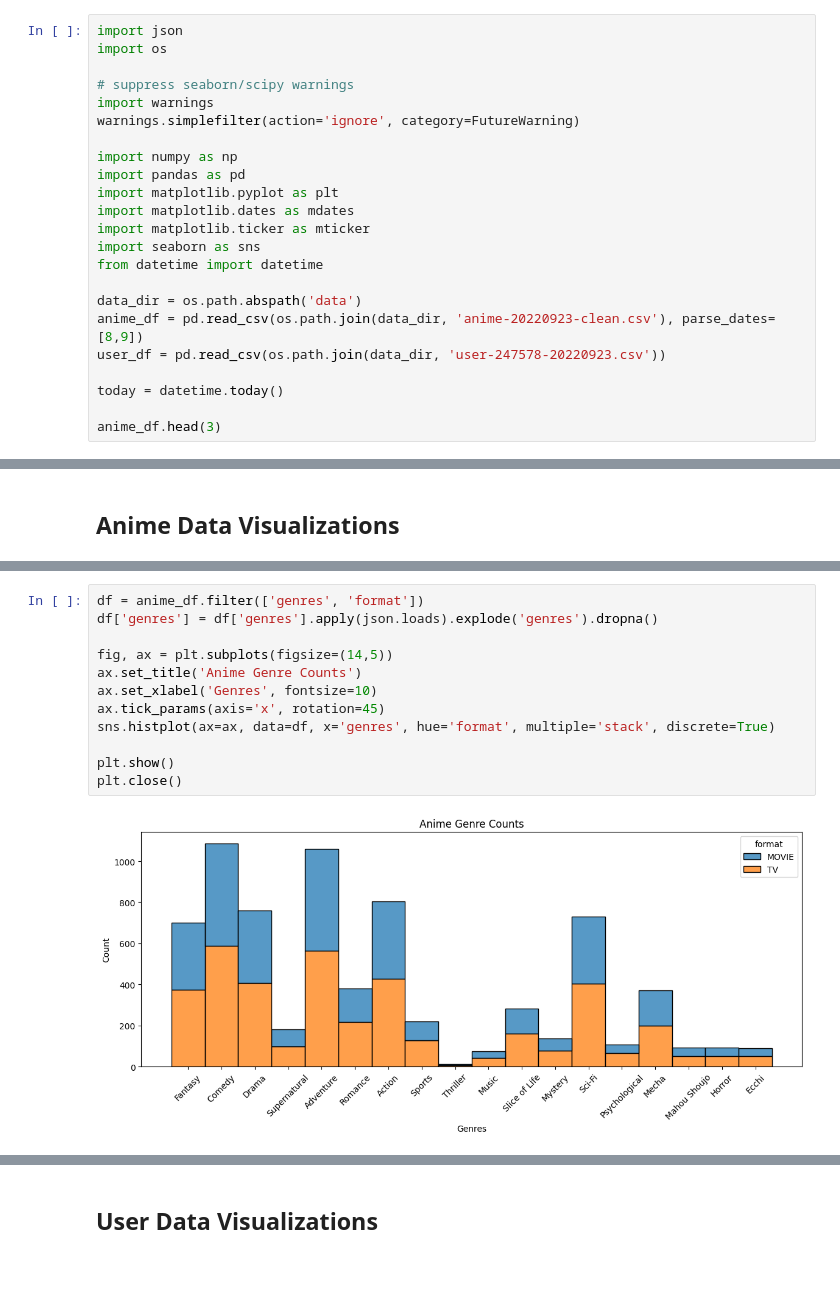
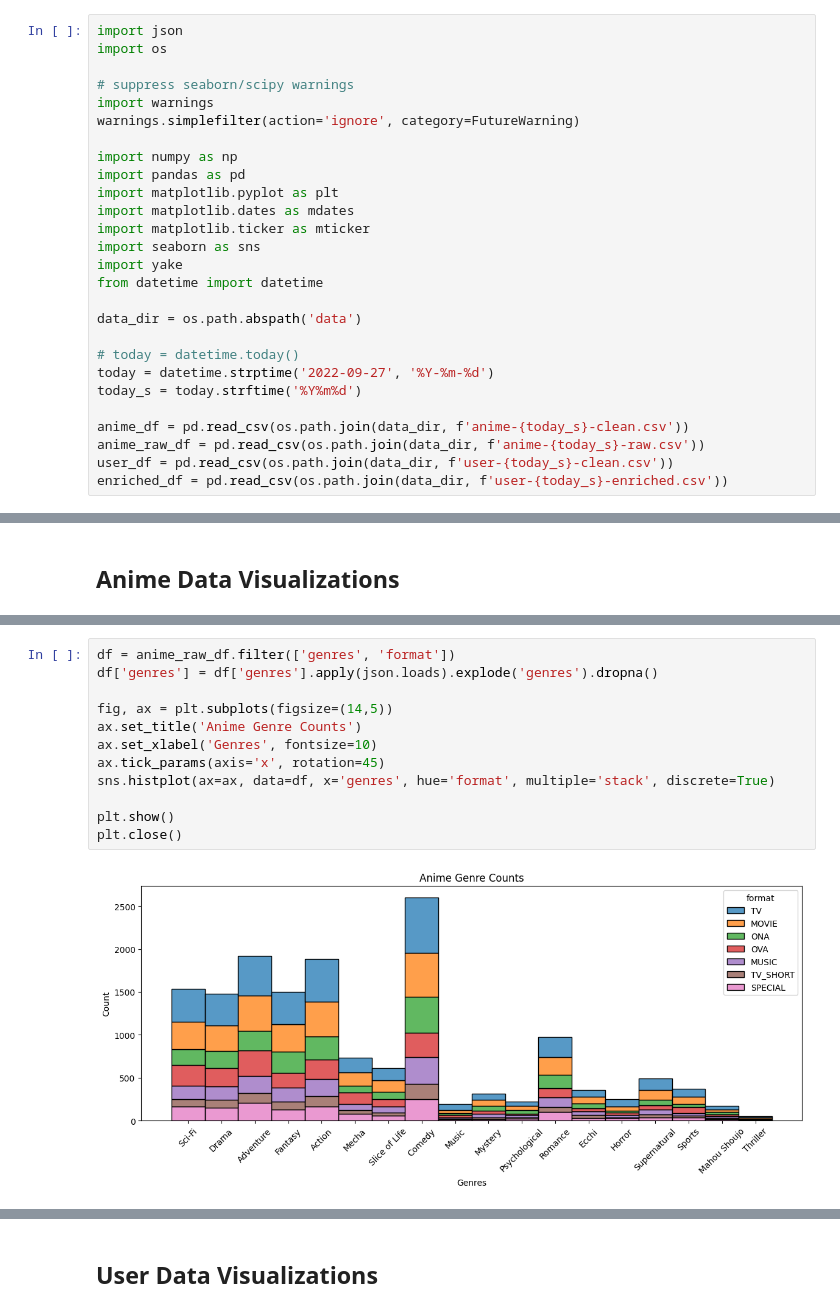
Before and after one commit to barrettotte/anilist-ml, a Jupyter notebook: explore.ipynb, the cells around one changed output, grey strips where cells are left out. Saved outputs shown, nothing was run; the diff lists cells and outputs as text; blank space fills up the shorter version.

Commit message:
clean data addendum and fixing data visualization

```diff
--- a/explore.ipynb
+++ b/explore.ipynb
@@ -18,12 +18,16 @@ import matplotlib.pyplot as plt
 import matplotlib.dates as mdates
 import matplotlib.ticker as mticker
 import seaborn as sns
+import yake
 from datetime import datetime
 
 data_dir = os.path.abspath('data')
-anime_df = pd.read_csv(os.path.join(data_dir, 'anime-20220923-clean.csv'), parse_dates=[8,9])
-user_df = pd.read_csv(os.path.join(data_dir, 'user-247578-20220923.csv'))
 
-today = datetime.today()
+# today = datetime.today()
+today = datetime.strptime('2022-09-27', '%Y-%m-%d')
+today_s = today.strftime('%Y%m%d')
 
-anime_df.head(3)
+anime_df = pd.read_csv(os.path.join(data_dir, f'anime-{today_s}-clean.csv'))
+anime_raw_df = pd.read_csv(os.path.join(data_dir, f'anime-{today_s}-raw.csv'))
+user_df = pd.read_csv(os.path.join(data_dir, f'user-{today_s}-clean.csv'))
+enriched_df = pd.read_csv(os.path.join(data_dir, f'user-{today_s}-enriched.csv'))
@@ -137,14 +111,14 @@ plt.close()
 # %%
-df = anime_df.filter(['genres', 'format'])
+df = anime_raw_df.filter(['genres', 'format'])
 df['genres'] = df['genres'].apply(json.loads).explode('genres').dropna()
 
 fig, ax = plt.subplots(figsize=(14,5))
 ax.set_title('Anime Genre Counts')
 ax.set_xlabel('Genres', fontsize=10)
 ax.tick_params(axis='x', rotation=45)
 sns.histplot(ax=ax, data=df, x='genres', hue='format', multiple='stack', discrete=True)
 
 plt.show()
 plt.close()
 # %% [output]
-[figure, old version]
+[figure, new version]
```
Also changed, not shown: parts of 17 cells of this notebook, 4 other files.
